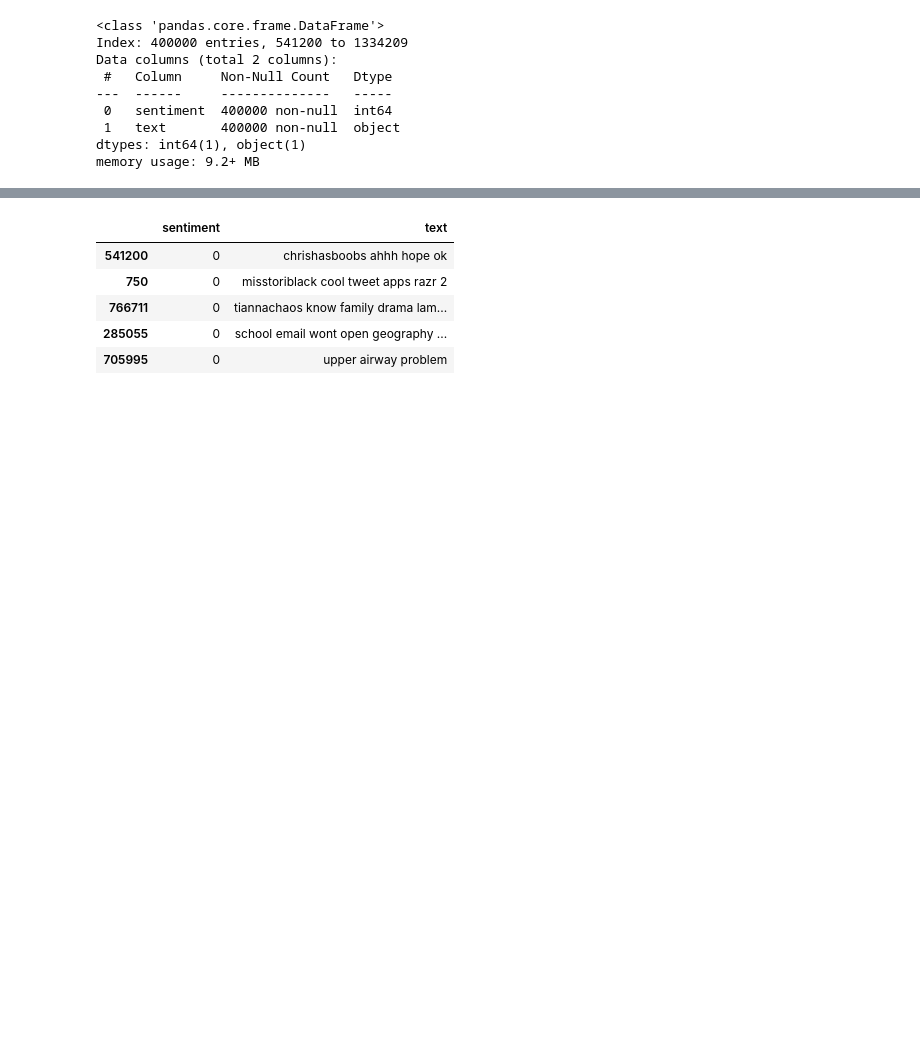
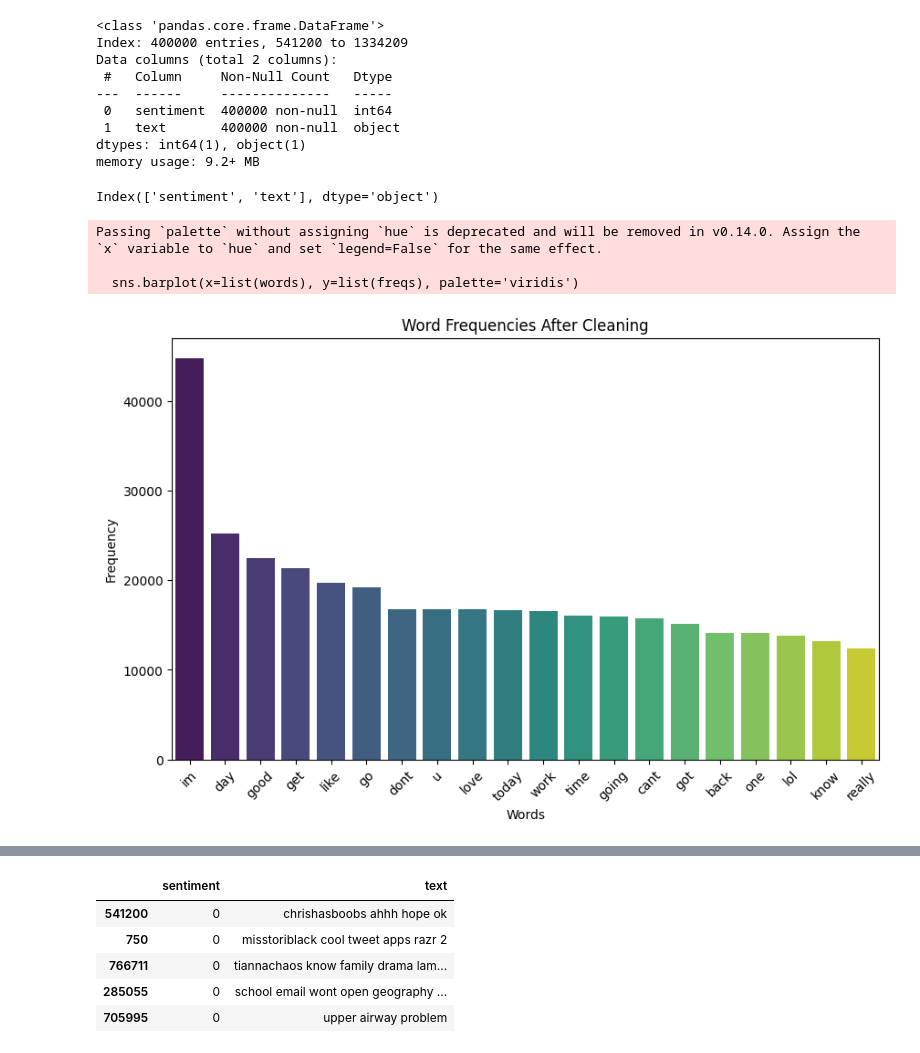
Before and after one commit to adhillon192/SimpleMLProject, a Jupyter notebook: project.ipynb, the cells around one changed output, grey strips where cells are left out. Saved outputs shown, nothing was run; the diff lists cells and outputs as text; code cells hidden in the pictures; blank space fills up the shorter version.

```diff
--- a/project.ipynb
+++ b/project.ipynb
@@ -212,0 +217,30 @@ dataset['text'] = dataset['text'].apply(preprocess_text)
+# %%
+print(dataset.columns)
+# %% [output]
+Index(['sentiment', 'text'], dtype='object')
+# %%
+# Apply preprocessing function to DataFrame
+dataset['text'] = dataset['text'].apply(preprocess_text)
+# Function to preprocess user data
+
+# Function to plot bar plot of word frequencies
+def plot_word_frequencies(text, title):
+    word_freq = nltk.FreqDist(text.split())
+    common_words = word_freq.most_common(20)
+    words, freqs = zip(*common_words)
+    plt.figure(figsize=(10, 6))
+    sns.barplot(x=list(words), y=list(freqs), palette='viridis')
+    plt.title(title)
+    plt.xlabel('Words')
+    plt.ylabel('Frequency')
+    plt.xticks(rotation=45)
+    plt.show()
+# Step 3: Plot bar plots of word frequencies
+plot_word_frequencies(' '.join(dataset['text']), 'Word Frequencies After Cleaning')
+# plot_word_frequencies(' '.join(dataset['user']), 'User Word Frequencies After Cleaning')
+# plot_word_frequencies(' '.join(df['flag']), 'Flag Word Frequencies After Cleaning')
+# %% [output]
+Passing `palette` without assigning `hue` is deprecated and will be removed in v0.14.0. Assign the `x` variable to `hue` and set `legend=False` for the same effect.
+
+  sns.barplot(x=list(words), y=list(freqs), palette='viridis')
+[figure, added]
```
Also changed, not shown: parts of 6 cells of this notebook.
